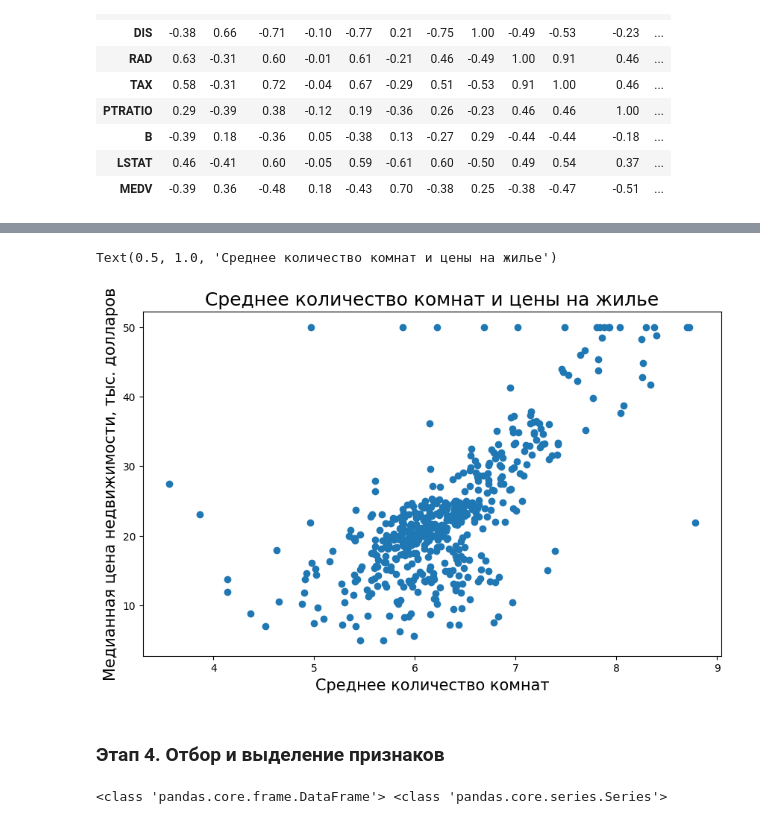
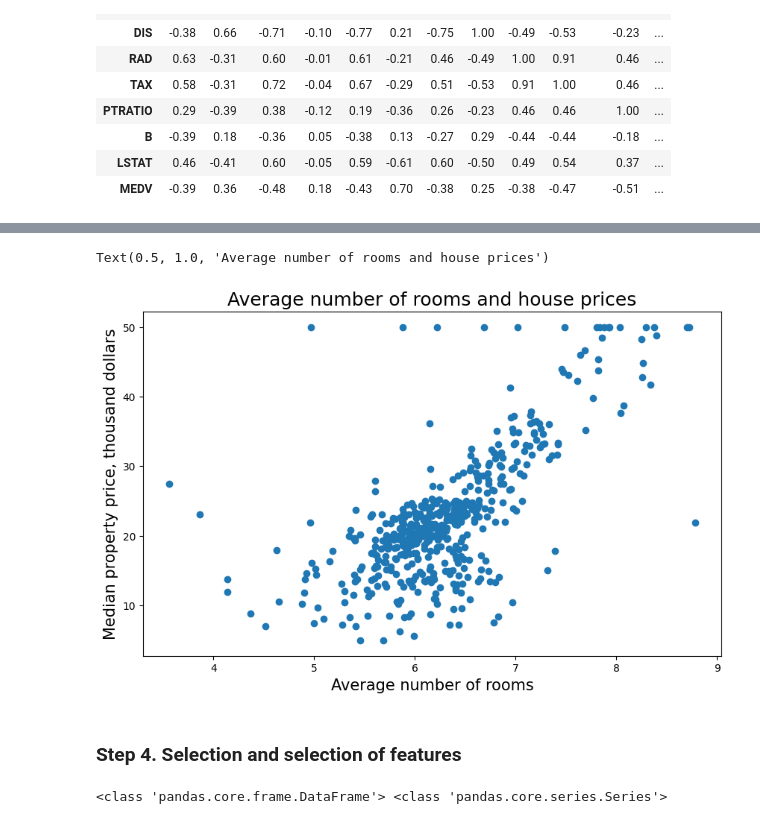
Before and after one commit to Bak1n/ML, a Jupyter notebook: 14_Regression.ipynb, the cells around one changed output, grey strips where cells are left out. Cells and saved outputs as stored; diff of their text form; code cells hidden in the pictures.

```diff
--- a/14_Regression.ipynb
+++ b/14_Regression.ipynb
@@ -123,14 +122,12 @@ Text(0.5, 1.0, 'Социальный статус населения и цены
 # %%
-# зададим размер и построим второй график
+# let's set the size and build the second graph
 plt.figure(figsize = (10,6))
 plt.scatter(x2, y)
 
-# добавим подписи
-plt.xlabel('Среднее количество комнат', fontsize = 15)
-plt.ylabel('Медианная цена недвижимости, тыс. долларов', fontsize = 15)
-plt.title('Среднее количество комнат и цены на жилье', fontsize = 18)
+# adding signatures
+plt.xlabel('Average number of rooms', fontsize = 15)
+plt.ylabel('Median property price, thousand dollars', fontsize = 15)
+plt.title('Average number of rooms and house prices', fontsize = 18)
 # %% [output]
-Text(0.5, 1.0, 'Среднее количество комнат и цены на жилье')
+Text(0.5, 1.0, 'Average number of rooms and house prices')
-[figure, old version]
+[figure, new version]
-# %% [markdown]
-### Этап 4. Отбор и выделение признаков
@@ -143,0 +134,2 @@ y = boston_df['MEDV']
+# %% [markdown]
+### Step 4. Selection and selection of features
```
Also changed, not shown: parts of 53 cells of this notebook.
